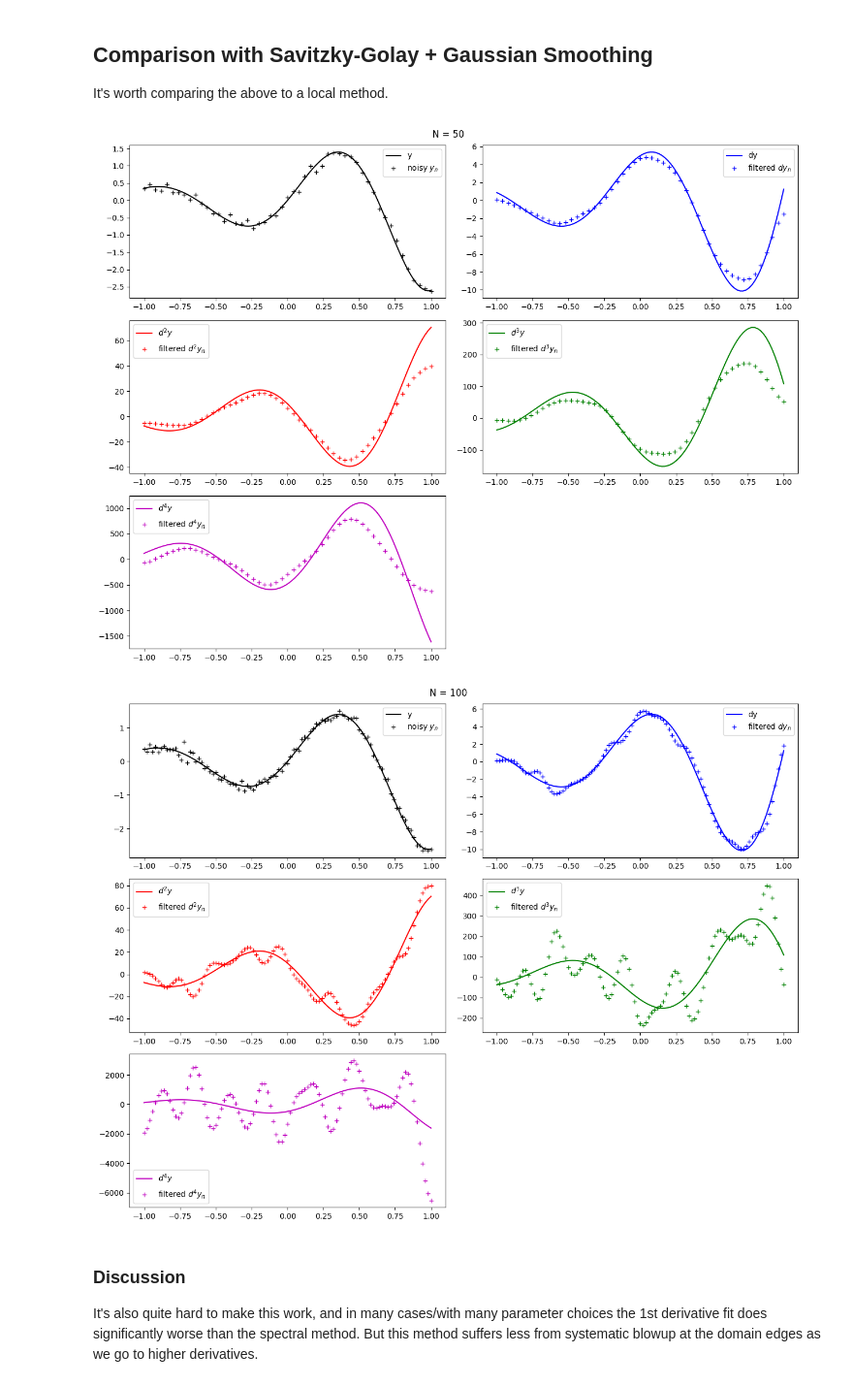
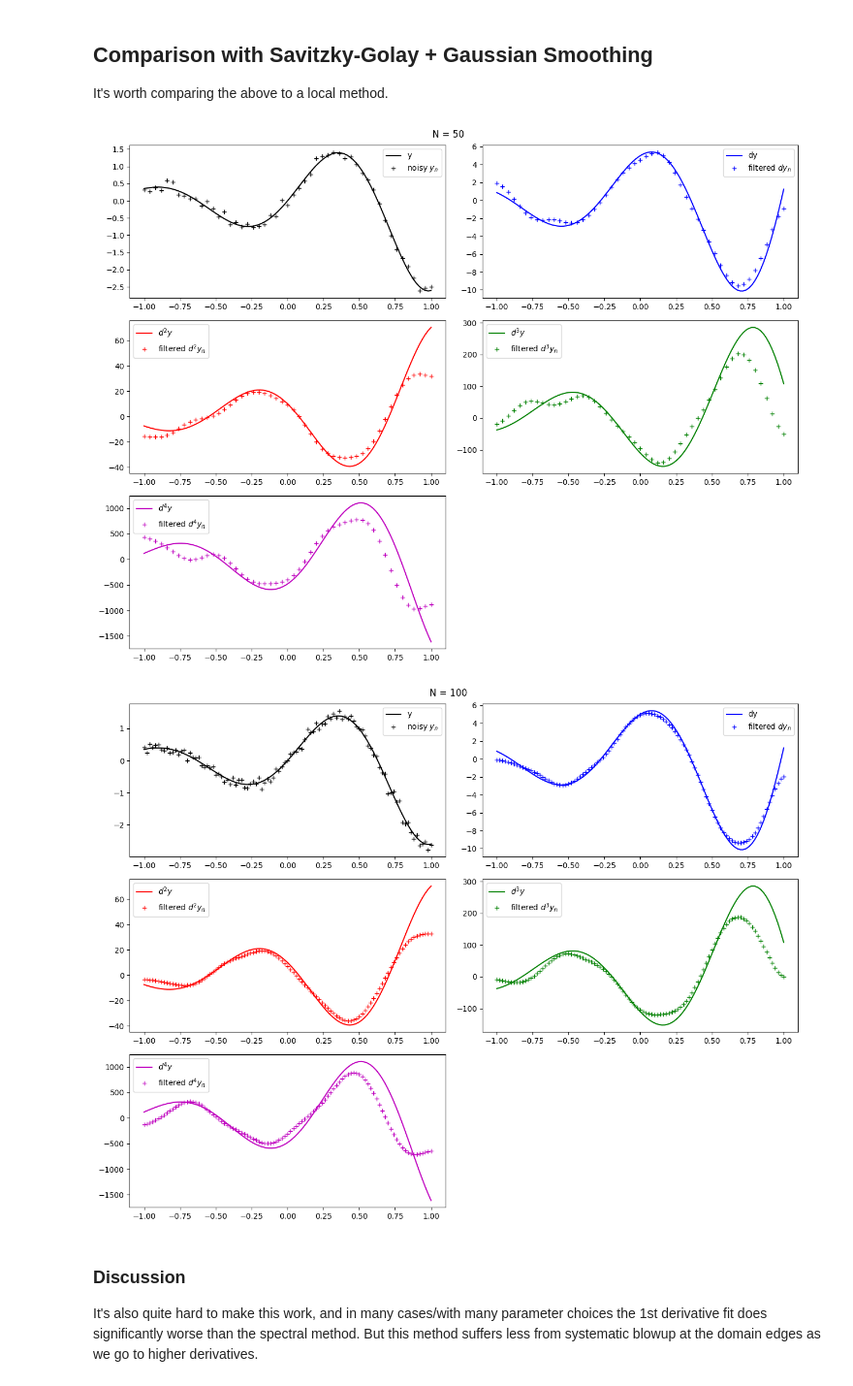
Before and after one commit to pavelkomarov/spectral-derivatives, a Jupyter notebook: notebooks/filtering_noise.ipynb, the cells around one changed output. Shown at 97% size. Saved outputs shown, nothing was run; the diff lists cells and outputs as text; code cells hidden in the pictures.

```diff
--- a/notebooks/filtering_noise.ipynb
+++ b/notebooks/filtering_noise.ipynb
@@ -334,41 +334,41 @@ for N in (50, 100):
 
     y_n_with_noise = y_n + noise_scale*np.random.randn(*x_n.shape)
     #dy_n_with_filter = [savgol_filter(y_n_with_noise, 11, 4, deriv=nu)/dx**nu for nu in range(1,5)]
-    dy_n_with_filter = [savgoldiff(y_n_with_noise, dx, (3, 11, 11))[1]] # Floris' function only does one derivative at a time
+    dy_n_with_filter = [savgoldiff(y_n_with_noise, dx, (3, N//5+1, N//5+1))[1]] # Floris' function only does one derivative at a time
     for nu in range(2, 5):
-        dy_n_with_filter.append(savgoldiff(dy_n_with_filter[-1], dx, (3, 11, 11))[1])
+        dy_n_with_filter.append(savgoldiff(dy_n_with_filter[-1], dx, (3,  N//5+1, N//5+1))[1])
 
     fig, axes = pyplot.subplots(3, 2, figsize=(13,10))
     fig.delaxes(axes[2, 1])
     fig.suptitle(f"N = {N}")
     axes[0, 0].plot(x, y(x), 'k', label='y')
     axes[0, 0].plot(x_n, y_n_with_noise, 'k+', label=r'noisy $y_n$')
     axes[0, 1].plot(x, dy(x), 'b', label='dy')
     axes[0, 1].plot(x_n, dy_n_with_filter[0], 'b+', label=r'filtered $dy_n$')
     axes[1, 0].plot(x, d2y(x), 'r', label=r'$d^2y$')
     axes[1, 0].plot(x_n, dy_n_with_filter[1], 'r+', label=r'filtered $d^2y_n$')
     axes[1, 1].plot(x, d3y(x), 'g', label=r'$d^3y$')
     axes[1, 1].plot(x_n, dy_n_with_filter[2], 'g+', label=r'filtered $d^3y_n$')
     axes[2, 0].plot(x, d4y(x), 'm', label=r'$d^4y$')
     axes[2, 0].plot(x_n, dy_n_with_filter[3], 'm+', label=r'filtered $d^4y_n$')
     for i in range(5): axes[i // 2, i % 2].legend()
     pyplot.tight_layout()
     pyplot.show()
 
     out = ""
     for nu in range(1, 5):
         out += f"d{nu}y\n\ttype I\n\t\tL1\n"
         out += f"\t\t\tfiltered:\t{np.nanmax(np.abs(dy_n[nu-1] - dy_n_with_filter[nu-1]))}\n"
         out += "\t\tL2\n"
         out += f"\t\t\tfiltered:\t{np.nanmean((dy_n[nu-1] - dy_n_with_filter[nu-1])**2)}\n"
         out += "\ttype II\n\t\tL1\n"
         out += f"\t\t\tfiltered:\t{np.nanmax(np.abs(dy_n2[nu-1] - dy_n2_with_filter[nu-1]))}\n"
         out += "\t\tL2\n"
         out += f"\t\t\tfiltered:\t{np.nanmean((dy_n2[nu-1] - dy_n2_with_filter[nu-1])**2)}\n"
     #collapsible_text(out, "numbers")
 # %% [output]
-[figure, old version]
+[figure, new version]
-[figure, old version]
+[figure, new version]
 # %% [markdown]
 ### Discussion
 
```
Also changed, not shown: parts of 6 cells of this notebook.
